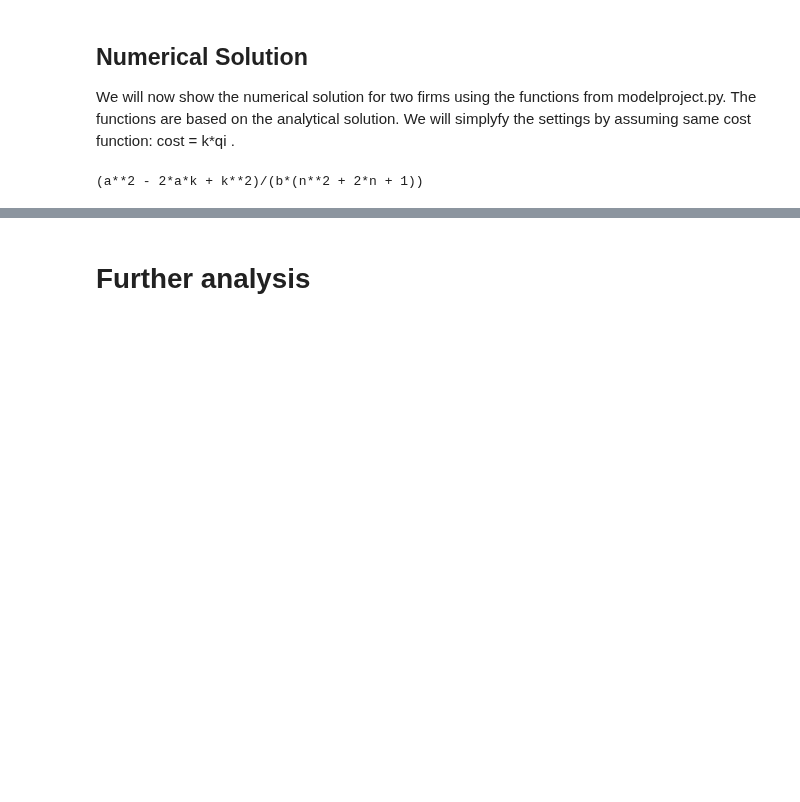
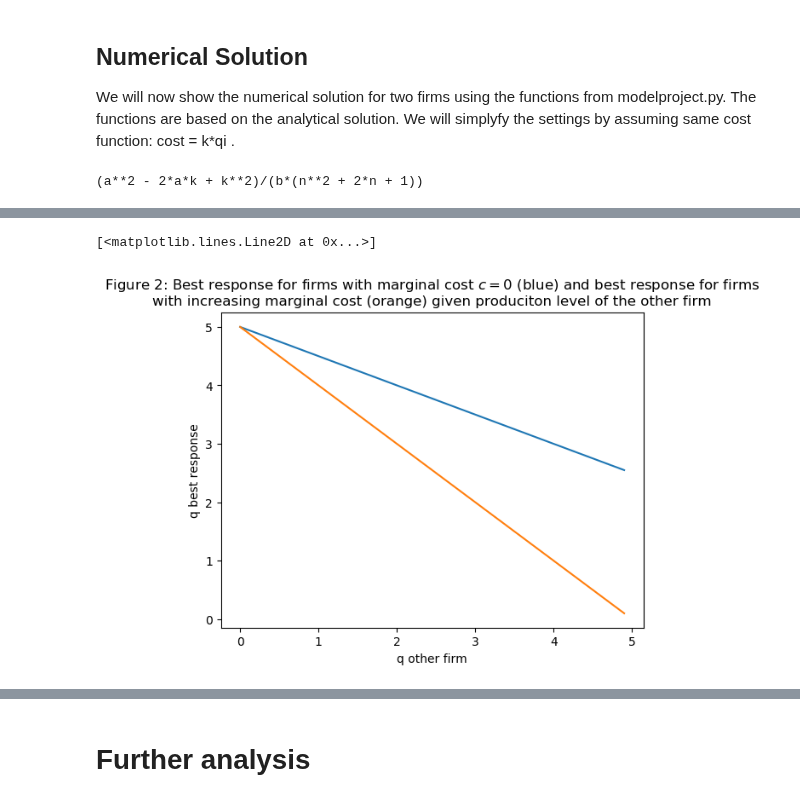
Before and after one commit to Rapyki/projects-2020-slangerne, a Jupyter notebook: modelproject/modelproject_B.ipynb, the cells around one changed output, grey strips where cells are left out. Drawn from its saved outputs; the diff is of its cells as text; code cells hidden in the pictures; blank space fills up the shorter version.

```diff
--- a/modelproject/modelproject_B.ipynb
+++ b/modelproject/modelproject_B.ipynb
@@ -183,0 +277,28 @@ def reaction_A(qa,qb,a,b,k):
+# %%
+# Here we define different marginal costs and production for firm 1 and 2:
+
+costs = np.arange(0,5,0.1)
+prod1 = np.arange(0,5,0.1)
+prod2 = np.arange(0,5,0.1)
+
+# Creating empty boxes:
+
+x = []
+y = []
+
+for q2 in prod2:
+    q1 = round(best_response1(q2,10,0),3)
+    x.append(q1)
+
+for c, q1 in zip(costs,prod1):
+    q2 = round(best_response2(q1,10,c),3)
+    y.append(q2)
+# %%
+plt.title("Figure 2: Best response for firms with marginal cost $c = 0$ (blue) and best response for firms\nwith increasing marginal cost (orange) given produciton level of the other firm")
+plt.ylabel("q best response")
+plt.xlabel("q other firm")
+plt.plot(costs, x)
+plt.plot(costs, y)
+# %% [output]
+[<matplotlib.lines.Line2D at 0x...>]
+[figure, added]
```
Also changed, not shown: parts of 11 cells of this notebook, 1 other file.
